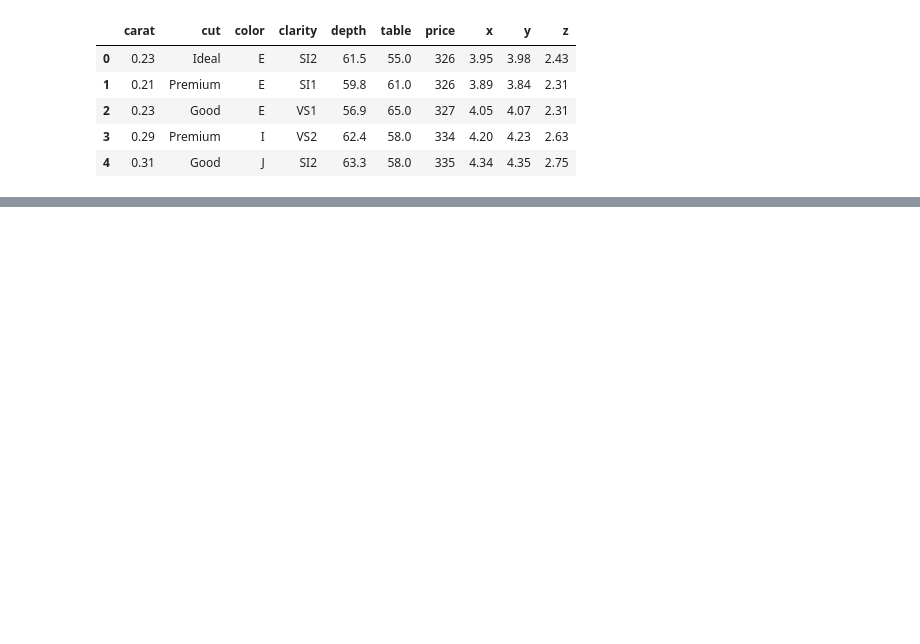
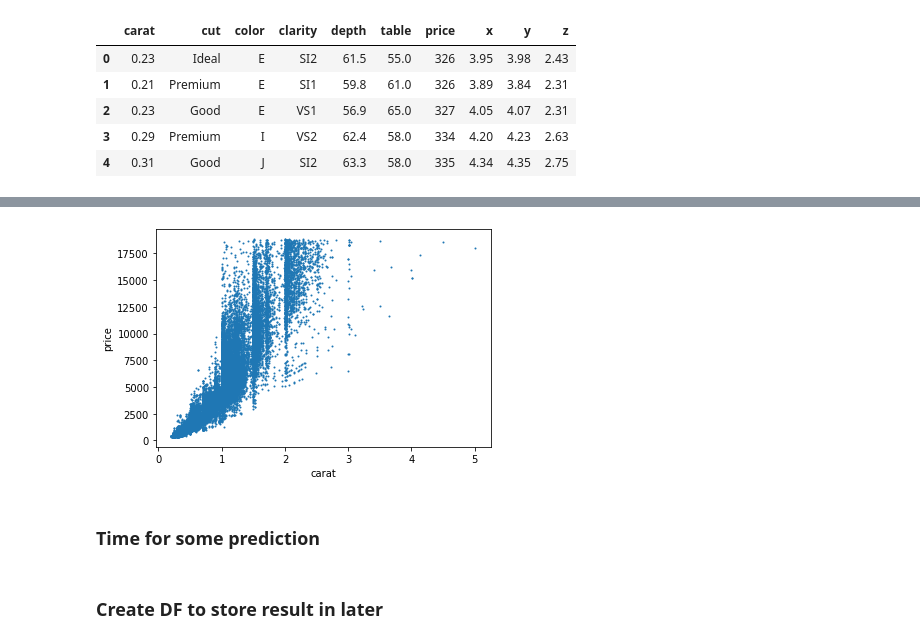
Before and after one commit to hagbjork/prediktiv_analys, a Jupyter notebook: Lecture05/jonas_lecture05_exercise.ipynb, the cells around one changed output, grey strips where cells are left out. Cells and saved outputs as stored; diff of their text form; code cells hidden in the pictures; blank space fills up the shorter version.

```diff
--- a/Lecture05/jonas_lecture05_exercise.ipynb
+++ b/Lecture05/jonas_lecture05_exercise.ipynb
@@ -14,0 +40,4 @@ diamonds.head()
+# %%
+diamonds = pd.concat([diamonds, pd.get_dummies(diamonds['cut'], prefix = 'cut', drop_first = True)],axis = 1)
+diamonds = pd.concat([diamonds, pd.get_dummies(diamonds['color'], prefix = 'cut', drop_first = True)],axis = 1)
+diamonds = pd.concat([diamonds, pd.get_dummies(diamonds['clarity'], prefix = 'cut', drop_first = True)],axis = 1)
@@ -14,0 +54,8 @@ diamonds.head()
+# %%
+#plotta för att se hur det ser  ut
+
+diamonds.plot.scatter(x = 'carat', y = 'price', s = 1);
+# %% [output]
+[figure, added]
+# %% [markdown]
+### Time for some prediction
@@ -14,0 +70,2 @@ diamonds.head()
+# %% [markdown]
+### Create DF to store result in later
```
Also changed, not shown: parts of 9 cells of this notebook, 2 other files.
